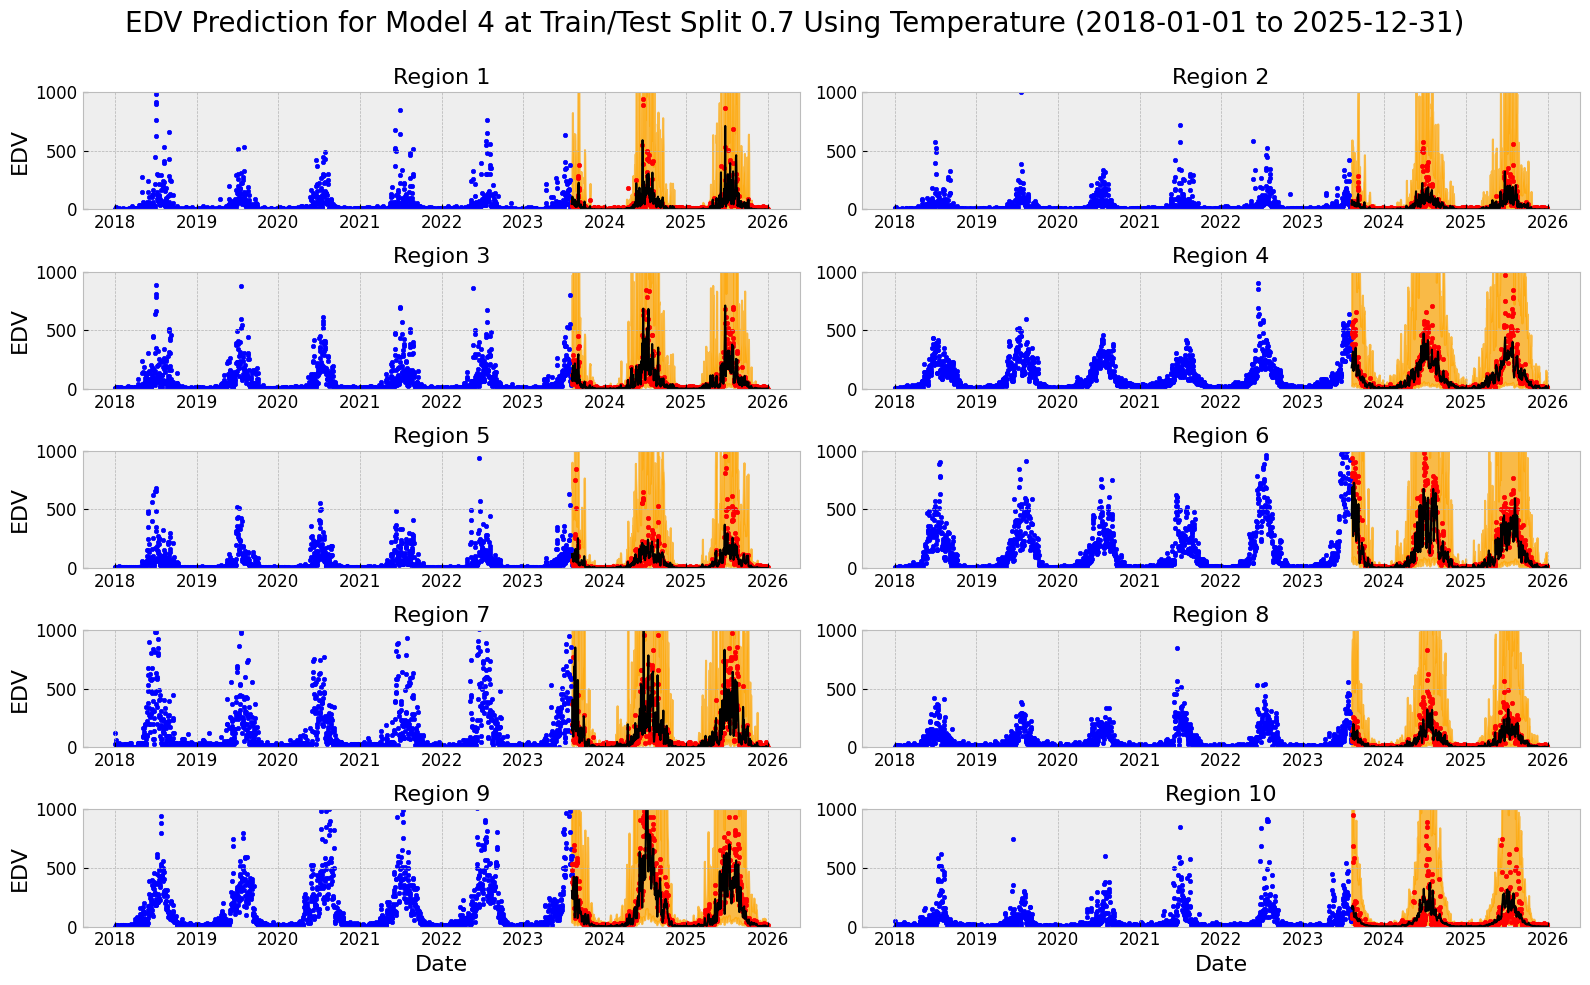
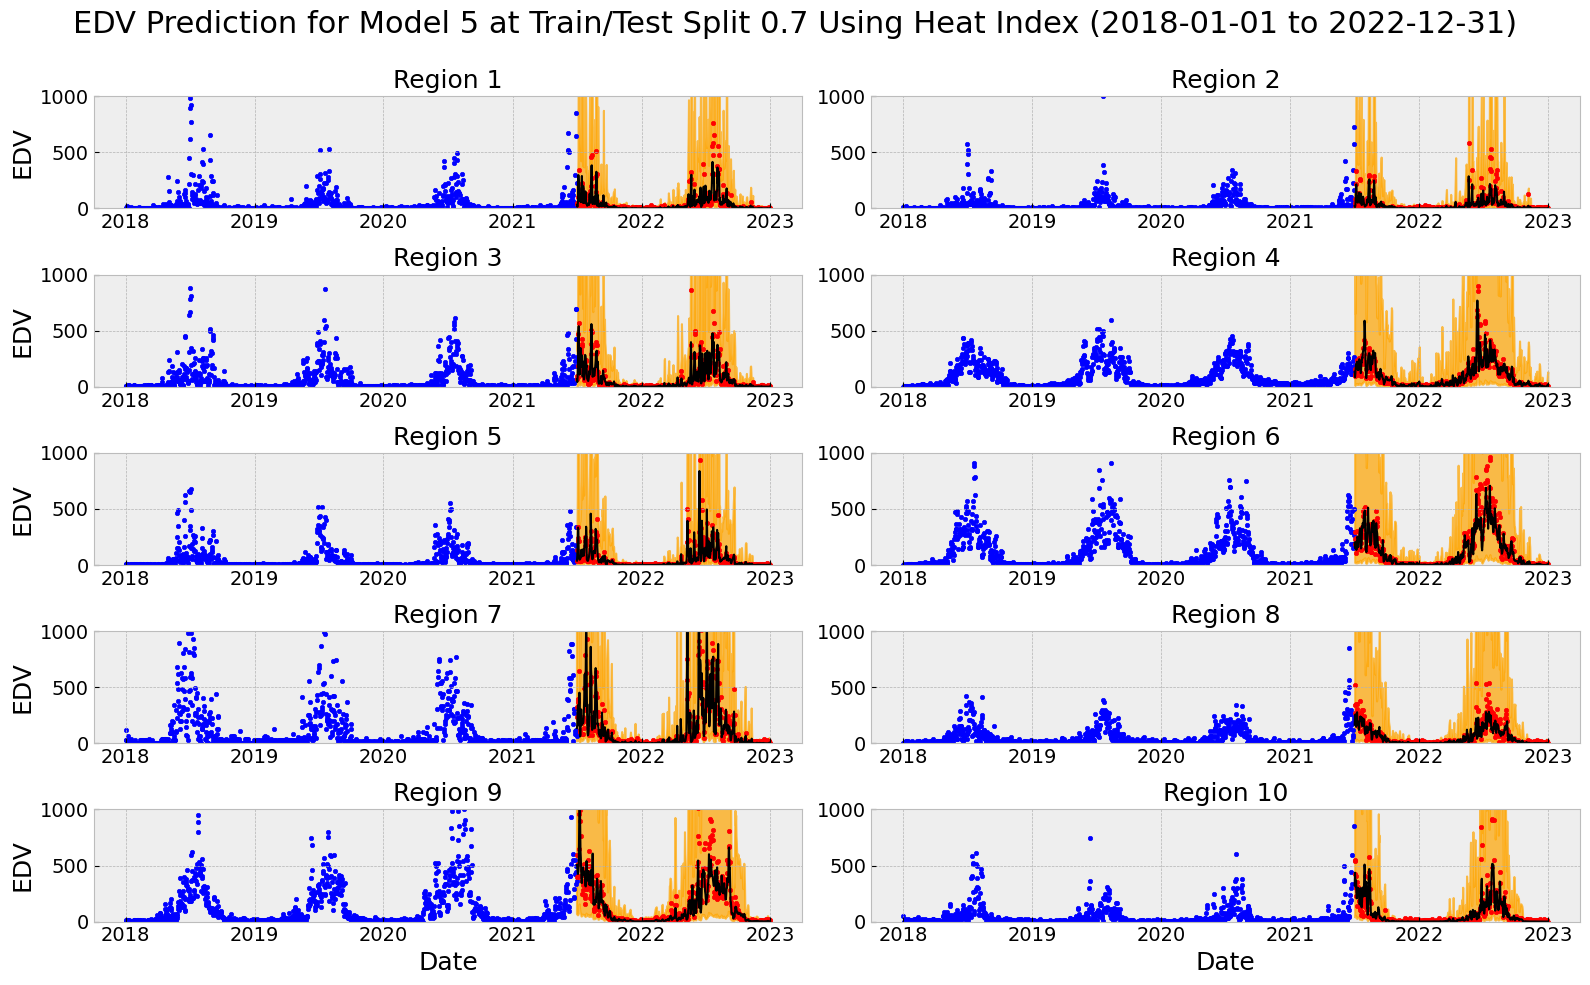
The notebook cell's code change between the first figure and the second:
--- before
+++ after
@@ -3,5 +3,5 @@
 
 covariate_for_title = "Temperature" if COVARIATE == "temp" else "Heat Index"
-fig.suptitle(f"EDV Prediction for Model {FORMULA_NUM} at Train/Test Split {SPLIT} Using {covariate_for_title} ({START_DATE} to {END_DATE})", fontsize = 20)
+fig.suptitle(f"EDV Prediction for Model {FORMULA_NUM} at Train/Test Split {SPLIT} Using {covariate_for_title} ({START_DATE} to {END_DATE})", fontsize = 22)
 
 
@@ -24,12 +24,12 @@
     ax.set_ylim(0, 1000)
     ax.set_xticks(x_tick_ts, x_tick_years)
-    ax.tick_params(axis='both', labelsize = 12)
-    ax.set_title(f"Region {region}", fontsize = 16)
+    ax.tick_params(axis='both', labelsize = 14)
+    ax.set_title(f"Region {region}", fontsize = 18)
     if row == 4:
-        ax.set_xlabel("Date", fontsize = 16)
+        ax.set_xlabel("Date", fontsize = 18)
     # else:
     #     ax.set_xticklabels([])
     if col == 0:
-        ax.set_ylabel("EDV", fontsize = 16)
+        ax.set_ylabel("EDV", fontsize = 18)
     # else:
     #     ax.set_yticklabels([])

Commit: improved prediction plots